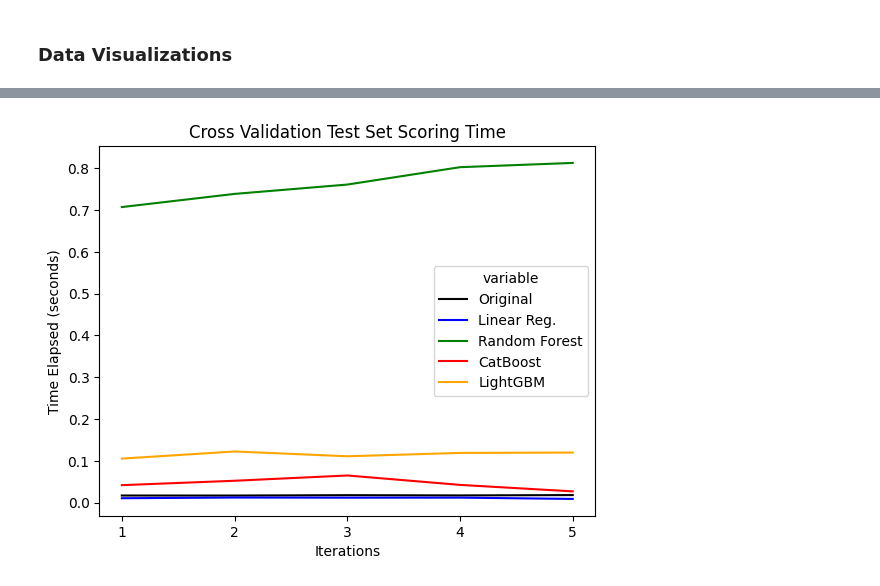
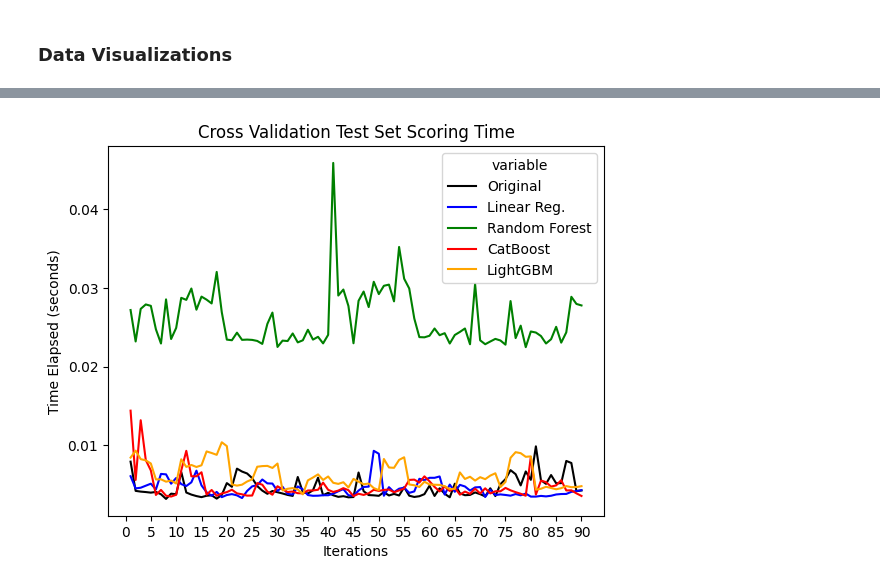
Before and after one commit to Tankstar03/WeatherForecaster, a Jupyter notebook: 06_documentation.ipynb, the cells around one changed output, grey strips where cells are left out. Drawn from its saved outputs; the diff is of its cells as text; code cells hidden in the pictures.

```diff
--- a/06_documentation.ipynb
+++ b/06_documentation.ipynb
@@ -297,5 +512,0 @@ y_test_light_pred = light_model.predict(X_test)
-# %%
-r2 = r2_score(y_train, y_train_light_pred), r2_score(y_test, y_test_light_pred)
-RMSE = mean_squared_error(y_train, y_train_cat_pred, squared=False), mean_squared_error(y_test, y_test_cat_pred, squared=False)
-print("R-squared for LightGBM:", r2)
-print("RMSE for LightGBM:", RMSE)
@@ -316,0 +586,17 @@ light_r2
+# %%
+light_scores = []
+light_times_fit = []
+light_times_score = []
+
+for cv in light_cv_score_list:
+    light_scores.append(cv['test_score'])
+    light_times_fit.append(cv['fit_time'])
+    light_times_score.append(cv['score_time'])
+
+light_scores = np.array(light_scores)
+light_times_fit = np.array(light_times_fit)
+light_times_score = np.array(light_times_score)
+
+light_scores = light_scores.flatten()
+light_times_fit = light_times_fit.flatten()
+light_times_score = light_times_score.flatten()
@@ -319,6 +612,6 @@ light_r2
 # %%
 # Plot 1: Cross validation accuracies
 # %%
-iterations = np.linspace(1, 5, num=5, dtype=int)
+iterations = np.linspace(1, 90, num=90, dtype=int)
 iterations
 # %% [output]
@@ -437,10 +818,10 @@ plt.show()
 # %%
-df_4 = pd.DataFrame({"iterations": iterations,
+df_5 = pd.DataFrame({"iterations": iterations,
                     "Original": dt_times_score,
                   "Linear Reg.": lr_times_score,
                   "Random Forest": rf_times_score,
                   "CatBoost": cat_times_score,
                   "LightGBM": light_times_score})
-df_4
+df_5
 # %% [output]
 |  | iterations | Original | Linear Reg. | Random Forest | CatBoost | LightGBM |
@@ -452,12 +840,12 @@ df_4
 # %%
-g3 = sns.lineplot(x='iterations', y='value', hue='variable',
-             data=pd.melt(df_4, ["iterations"]),
+g5 = sns.lineplot(x='iterations', y='value', hue='variable',
+             data=pd.melt(df_5, ["iterations"]),
             palette=['black', 'blue', 'green', 'red', 'orange'])
 
-plt.xticks(ticks=np.arange(1, 6, 1))
+plt.xticks(ticks=np.arange(0, 91, 5))
 plt.title("Cross Validation Test Set Scoring Time")
 plt.xlabel("Iterations")
 plt.ylabel("Time Elapsed (seconds)")
 plt.show()
 # %% [output]
-[figure, old version]
+[figure, new version]
```
Also changed, not shown: parts of 90 cells of this notebook, 5 other files.
